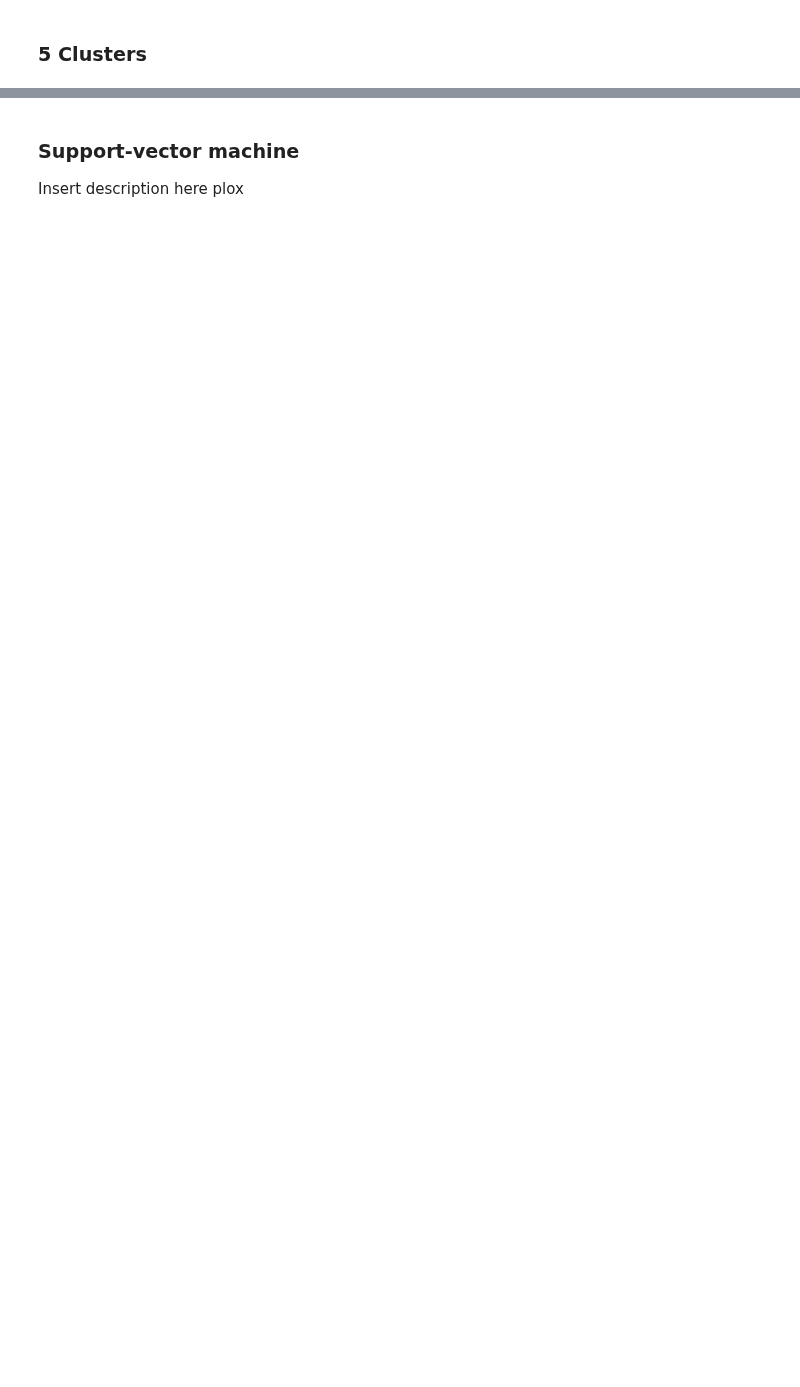
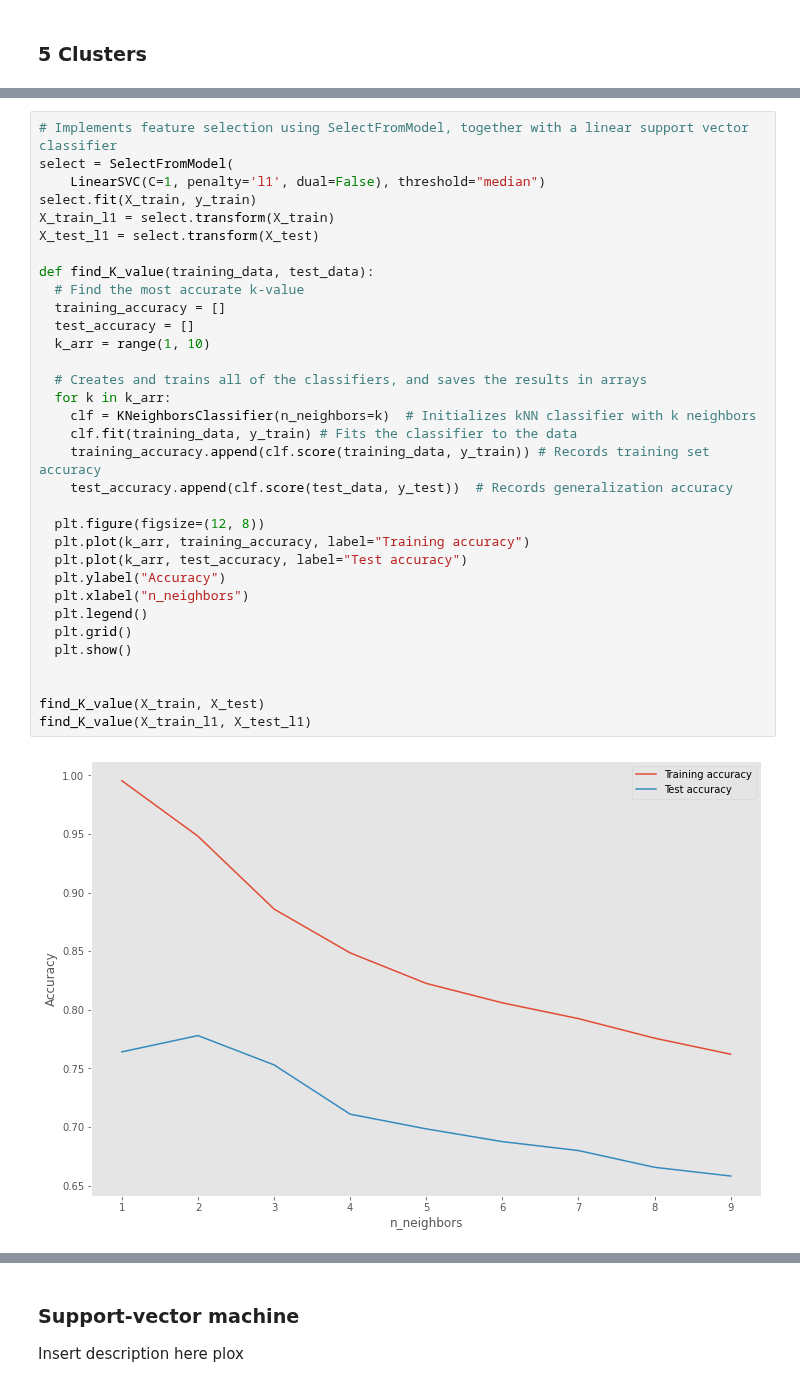
Before and after one commit to MartinRybergLaude/dm1590-project, a Jupyter notebook: newspapers.ipynb, the cells around one changed output, grey strips where cells are left out. Saved outputs shown, nothing was run; the diff lists cells and outputs as text; blank space fills up the shorter version.

Commit message:
further implement feature selection with KNN as well as implementing a naive bayes method

```diff
--- a/newspapers.ipynb
+++ b/newspapers.ipynb
@@ -358,3 +364,38 @@ The k-nearest neighbor algorithm (k-NN) is a supervised machine learning algorit
 In order to run, k-NN needs to know how many of its closest neighbors it should look at in order to make a decision. This is called the *k-value*, and how large it is can vastly effect the accuracy of the algorithm. The easiest way to find it is to simply test a few k-values and see which one gets the best results on the dataset you are using. This means we need to run the model several times in order to find the most accurate value of k.
 
 This can take a long amount of time.
+# %%
+# Implements feature selection using SelectFromModel, together with a linear support vector classifier
+select = SelectFromModel(
+    LinearSVC(C=1, penalty='l1', dual=False), threshold="median")
+select.fit(X_train, y_train)
+X_train_l1 = select.transform(X_train)
+X_test_l1 = select.transform(X_test)
+
+def find_K_value(training_data, test_data):
+  # Find the most accurate k-value
+  training_accuracy = []
+  test_accuracy = []
+  k_arr = range(1, 10)
+
+  # Creates and trains all of the classifiers, and saves the results in arrays
+  for k in k_arr:
+    clf = KNeighborsClassifier(n_neighbors=k)  # Initializes kNN classifier with k neighbors
+    clf.fit(training_data, y_train) # Fits the classifier to the data
+    training_accuracy.append(clf.score(training_data, y_train)) # Records training set accuracy
+    test_accuracy.append(clf.score(test_data, y_test))  # Records generalization accuracy
+
+  plt.figure(figsize=(12, 8))
+  plt.plot(k_arr, training_accuracy, label="Training accuracy")
+  plt.plot(k_arr, test_accuracy, label="Test accuracy")
+  plt.ylabel("Accuracy")
+  plt.xlabel("n_neighbors")
+  plt.legend()
+  plt.grid()
+  plt.show()
+
+
+find_K_value(X_train, X_test)
+find_K_value(X_train_l1, X_test_l1)
+# %% [output]
+[figure, added]
```
Also changed, not shown: parts of 21 cells of this notebook.
